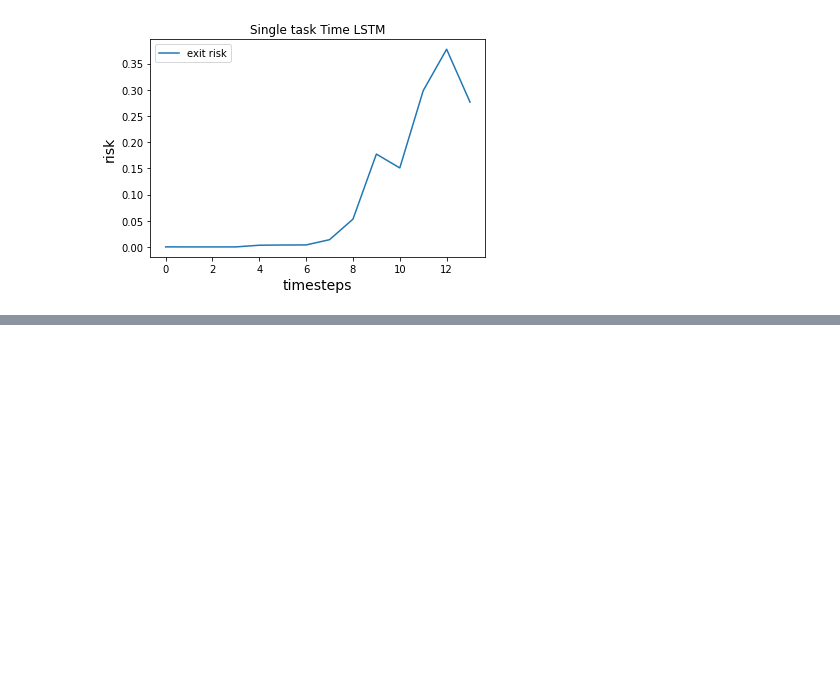
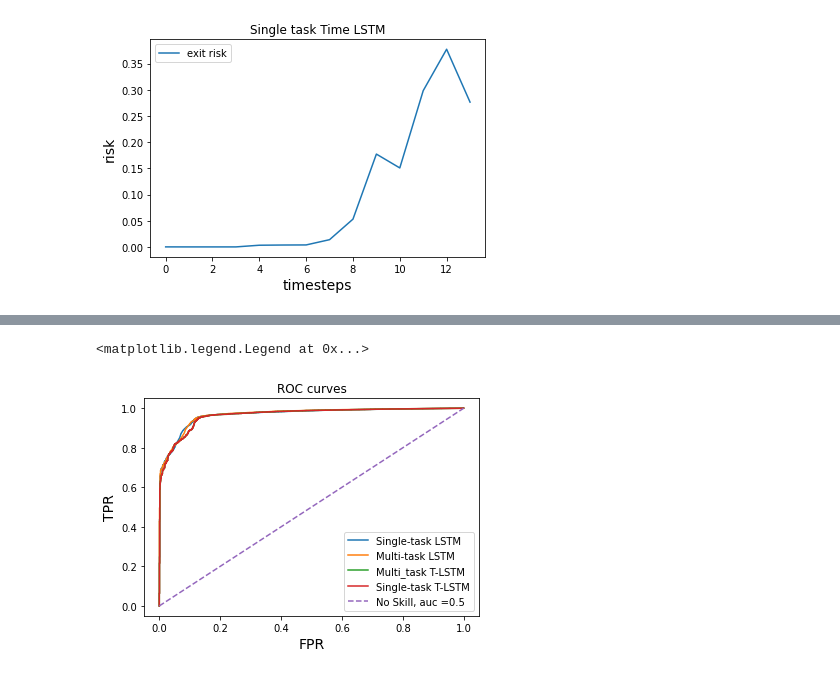
Before and after one commit to michelegaruti/Thesis-2021-Garuti, a Jupyter notebook: FinalThesis.ipynb, the cells around one changed output, grey strips where cells are left out. Drawn from its saved outputs; the diff is of its cells as text; code cells hidden in the pictures; blank space fills up the shorter version.

```diff
--- a/FinalThesis.ipynb
+++ b/FinalThesis.ipynb
@@ -529,5 +527,7 @@ Epoch 4/5
 2222/2222 [==============================] - 868s 391ms/step - loss: 0.0845 - acc: 0.9632 - val_loss: 0.0836 - val_acc: 0.9614
 Epoch 5/5
 2222/2222 [==============================] - 877s 395ms/step - loss: 0.0850 - acc: 0.9611 - val_loss: 0.1244 - val_acc: 0.9513
+# %%
+y_pred_binary_TIME_SD= time_model_SD.predict([X_test_new, X_test_delta])
 # %%
 time_model_SD.save('time_model_SD.h5')
@@ -868,28 +884,31 @@ tf.Tensor(1.1062566, shape=(), dtype=float32)
 # %%
 #ROC CURVE MULTIPLR
 from sklearn import metrics
 plt.figure(0).clf()
 
 fpr, tpr, thresh = metrics.roc_curve(y_test_label, y_pred_binary_SD)
 auc = metrics.roc_auc_score(y_test_label, y_pred_binary_SD)
-plt.plot(fpr,tpr,label="LSTM_S")
+plt.plot(fpr,tpr,label="Single-task LSTM")
 
 fpr, tpr, thresh = metrics.roc_curve(y_test_label,y_pred_binary1)
 auc = metrics.roc_auc_score(y_test_label, y_pred_binary1)
 plt.plot(fpr,tpr,label="Multi-task LSTM")
 
 fpr, tpr, thresh = metrics.roc_curve(y_test_label, y_pred_binary)
 auc = metrics.roc_auc_score(y_test_label, y_pred_binary)
 plt.plot(fpr,tpr,label="Multi_task T-LSTM")
 
 fpr, tpr, thresh = metrics.roc_curve(y_test_label, y_pred_binary)
 auc = metrics.roc_auc_score(y_test_label, y_pred_binary_TIME_SD)
-plt.plot(fpr,tpr,label="Multi_task T-LSTM")
+plt.plot(fpr,tpr,label="Single-task T-LSTM")
 plt.xlabel("FPR", size=14)
 plt.ylabel("TPR", size=14)
 plt.title("ROC curves")
 plt.plot([0,1], [0,1], linestyle='--', label='No Skill, auc =0.5')
 plt.legend(loc=0)
+# %% [output]
+<matplotlib.legend.Legend at 0x...>
+[figure, added]
 # %%
 #POst-Processsing
 #random choice
```
Also changed, not shown: parts of 18 cells of this notebook.
